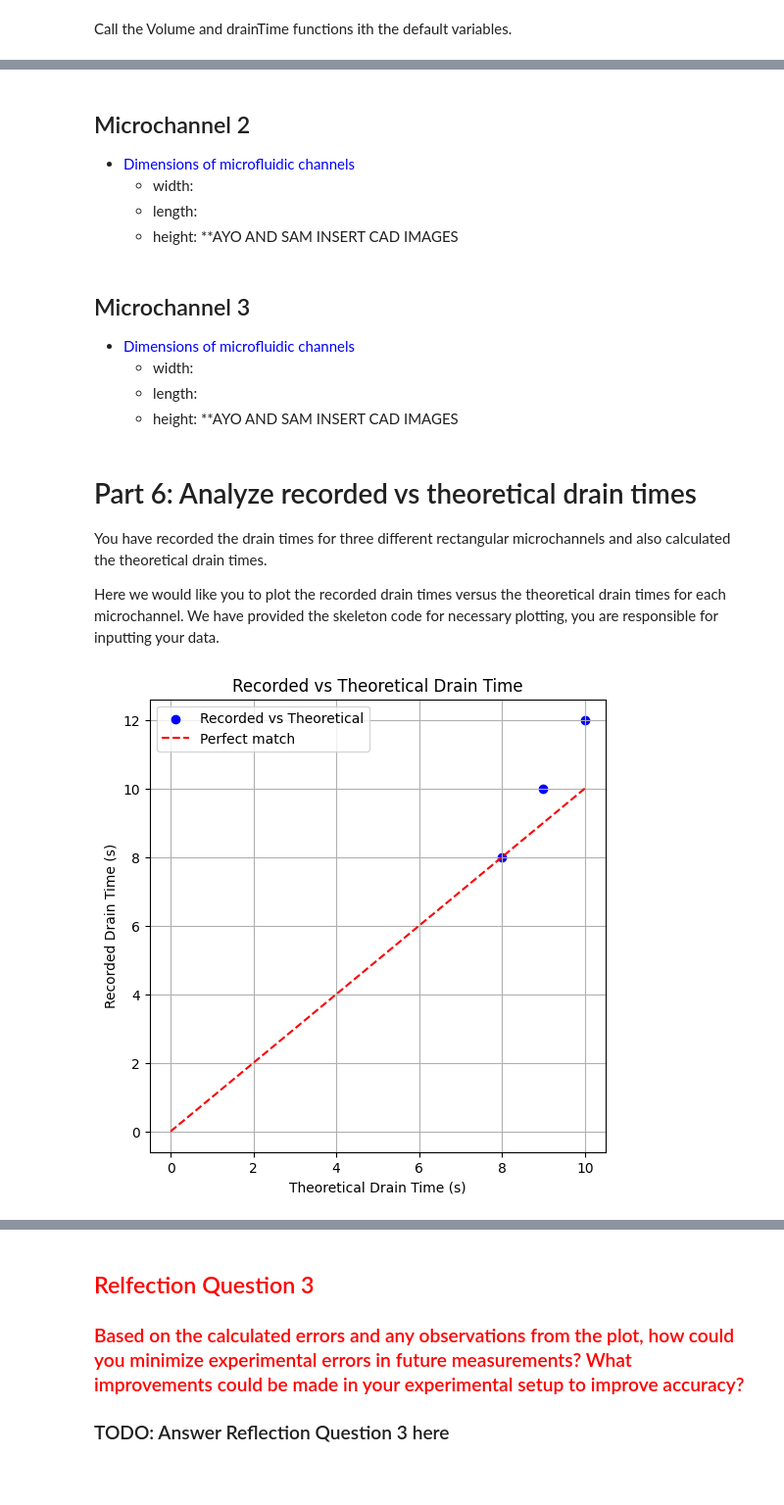
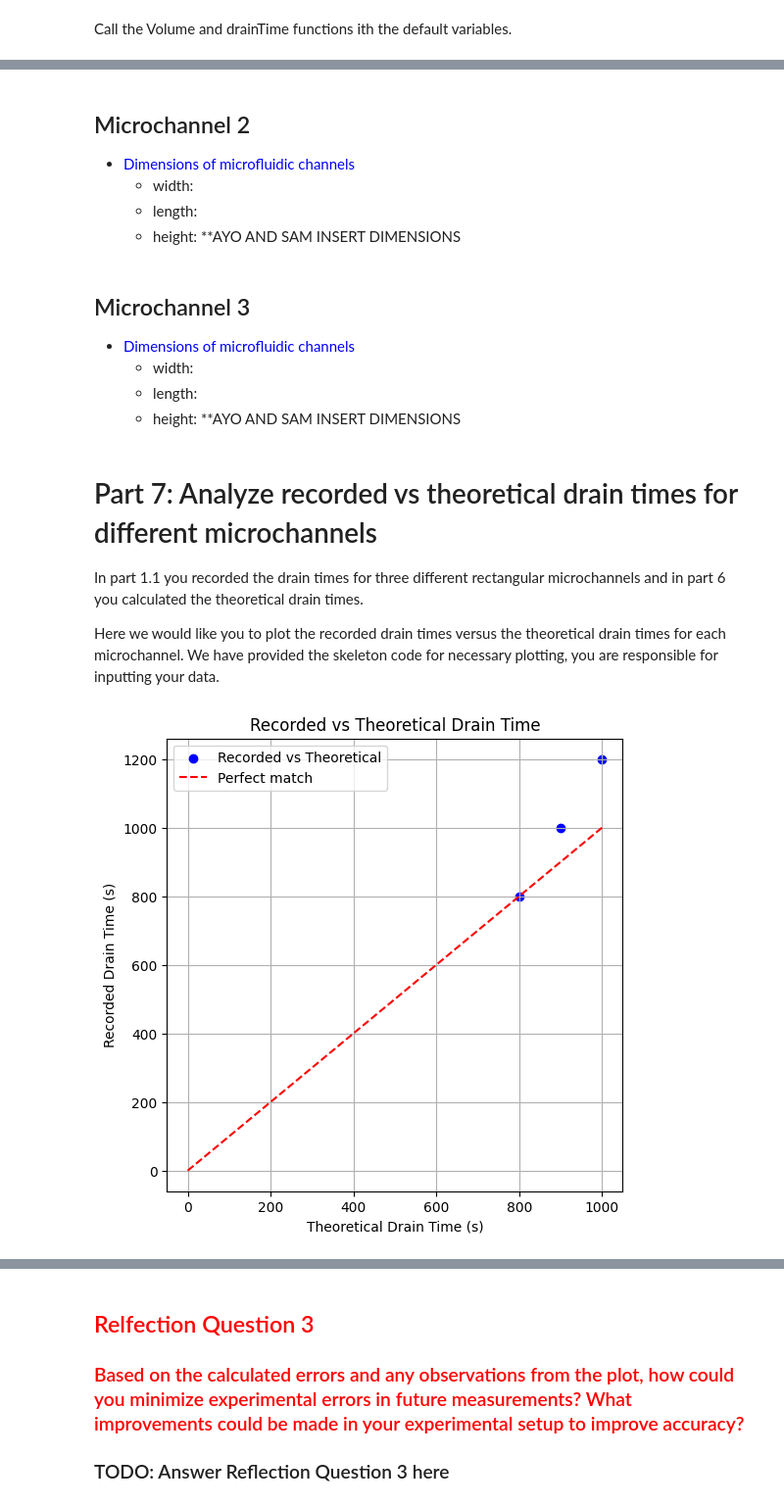
Before and after one commit to skoplik/UW_BIOEN455_2025, a Jupyter notebook: BIOEN_455_ Lab2_ Simple_Microchannels_Student_Version.ipynb, the cells around one changed output, grey strips where cells are left out. Shown at 98% size. Saved outputs shown, nothing was run; the diff lists cells and outputs as text; code cells hidden in the pictures; blank space fills up the shorter version.

```diff
--- a/BIOEN_455_ Lab2_ Simple_Microchannels_Student_Version.ipynb
+++ b/BIOEN_455_ Lab2_ Simple_Microchannels_Student_Version.ipynb
@@ -169,7 +197,7 @@ l = 1 #meters
     - width:
     - length:
     - height:
-**AYO AND SAM INSERT CAD IMAGES
+**AYO AND SAM INSERT DIMENSIONS
 # %%
 #TODO: adjust dimensions:length, width and height dimensions of microchannel 2
 w = 1 #meters
@@ -183,7 +217,7 @@ l = 1 #meters
     - width:
     - length:
     - height:
-**AYO AND SAM INSERT CAD IMAGES
+**AYO AND SAM INSERT DIMENSIONS
 # %%
 #TODO: adjust dimensions:length, width and height dimensions of microchannel 3
 w = 1 #meters
@@ -193,33 +233,33 @@ l = 1 #meters
 #TODO: Call flowResistance, capPressure. flowRate, Volume, and drainTime functions after changing the dimensions to that of microchannel 3.
 # %% [markdown]
-# Part 6: Analyze recorded vs theoretical drain times
+# Part 7: Analyze recorded vs theoretical drain times for different microchannels
 
-You have recorded the drain times for three different rectangular microchannels and also calculated the theoretical drain times.
+In part 1.1 you recorded the drain times for three different rectangular microchannels and in part 6 you calculated the theoretical drain times.
 
 Here we would like you to plot the recorded drain times versus the theoretical drain times for each microchannel. We have provided the skeleton code for necessary plotting, you are responsible for inputting your data.
 # %%
 # Import necessary libraries
 import numpy as np
 import matplotlib.pyplot as plt
 # Add any other necessary libraries here if needed
 
 # Define your data for recorded and theoretical drain times
 # Example data (replace with your actual recorded and theoretical drain times)
-recorded_times = np.array([10,8,12])  # TODO: Replace valuess with actual recorded times
-theoretical_times = np.array([9,8,10])  # TODO: Replace values with actual theoretical times
+recorded_times = np.array([1000,800,1200])  # TODO: Replace valuess with actual recorded times
+theoretical_times = np.array([900,800,1000])  # TODO: Replace values with actual theoretical times
 
 # Plot the recorded vs theoretical drain times
 plt.figure(figsize=(6,6))
 plt.scatter(theoretical_times, recorded_times, color='blue', label='Recorded vs Theoretical')
 plt.plot([0, max(theoretical_times)], [0, max(theoretical_times)], color='red', linestyle='--', label='Perfect match')
 plt.xlabel('Theoretical Drain Time (s)')
 plt.ylabel('Recorded Drain Time (s)')
 plt.title('Recorded vs Theoretical Drain Time')
 plt.legend()
 plt.grid(True)
 plt.show()
 # %% [output]
-[figure, old version]
+[figure, new version]
 # %% [markdown]
 Calculate the percentage error between the recorded and theoretical drain times for each microchannel.
 
```
Also changed, not shown: parts of 23 cells of this notebook.
